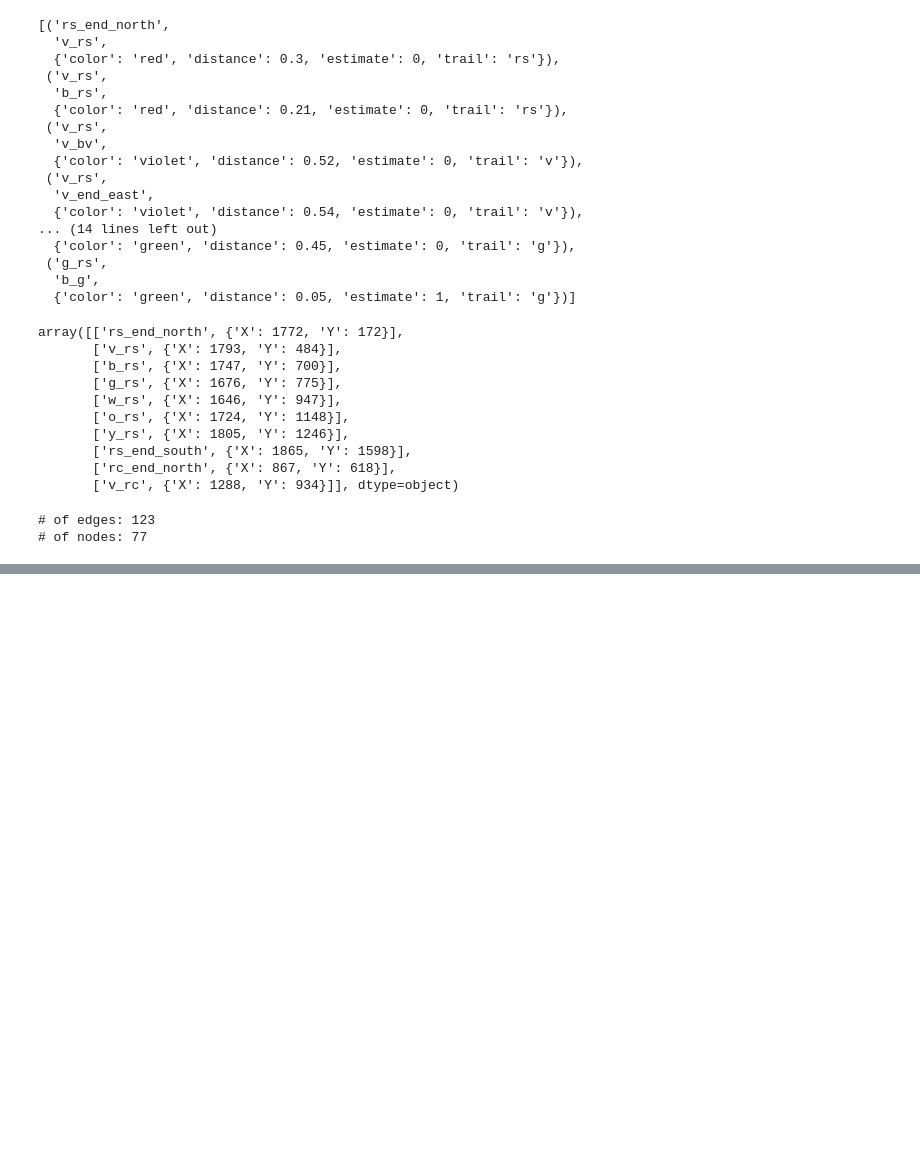
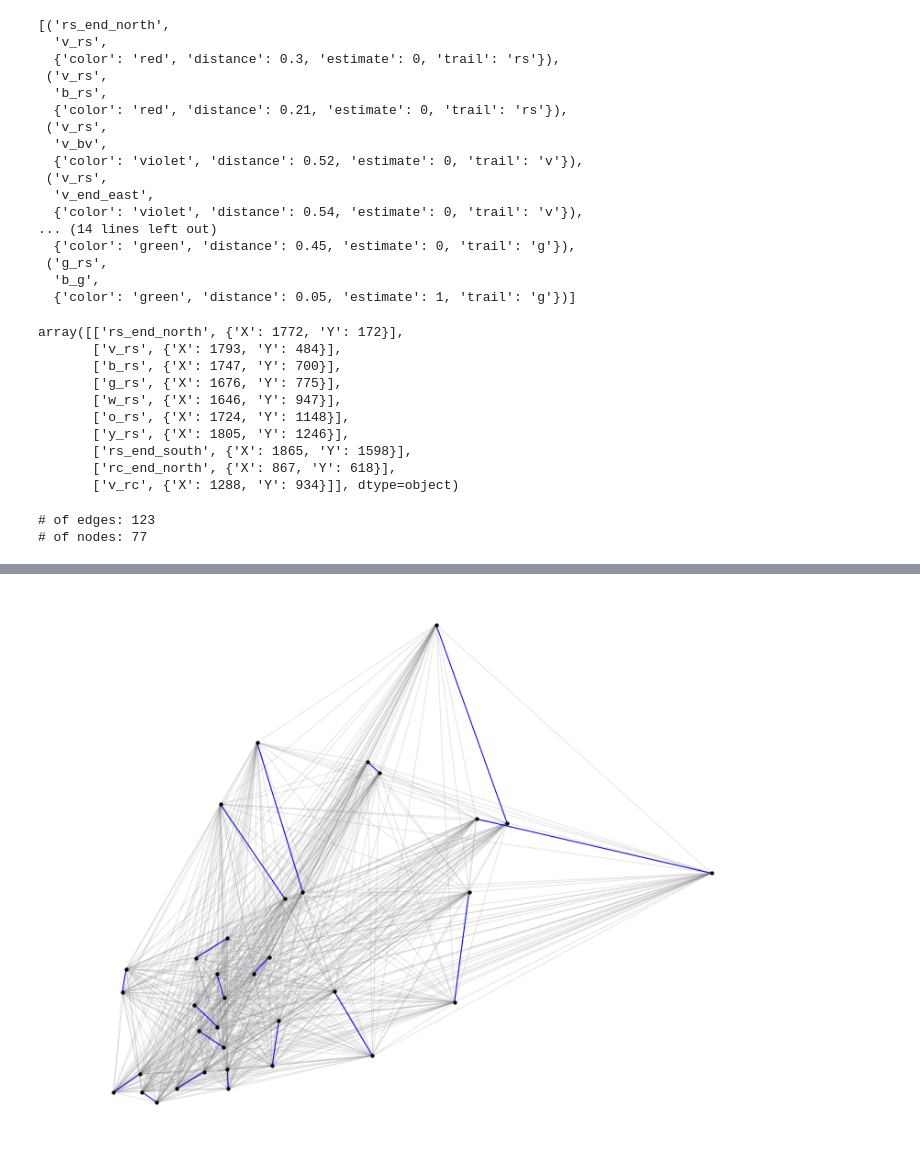
Before and after one commit to Somani-Harsh/data-science-python, a Jupyter notebook: Networkx - Chinese Postman Problem.ipynb, the cells around one changed output, grey strips where cells are left out. Cells and saved outputs as stored; diff of their text form; code cells hidden in the pictures; blank space fills up the shorter version.

```diff
--- a/Networkx - Chinese Postman Problem.ipynb
+++ b/Networkx - Chinese Postman Problem.ipynb
@@ -98,0 +165,4 @@ plt.show()
+# %%
+odd_matching_edges = nx.algorithms.max_weight_matching(graph_complete_odd, True)
+
+print('Number of edges in matching: {}'.format(len(odd_matching_edges)))
@@ -98,0 +192,8 @@ plt.show()
+# %%
+graph_odd_complete_min_distance_edges = nx.Graph(list(odd_matching_edges))
+
+plt.figure(figsize=(10,8))
+nx.draw(graph_complete_odd, pos=node_positions, edge_color="grey", node_size=10, node_color="black", alpha=0.2)
+nx.draw(graph_odd_complete_min_distance_edges, pos=node_positions, edge_color="blue", node_size=10, node_color="black")
+# %% [output]
+[figure, added]
```
Also changed, not shown: parts of 24 cells of this notebook, 1 other file.
